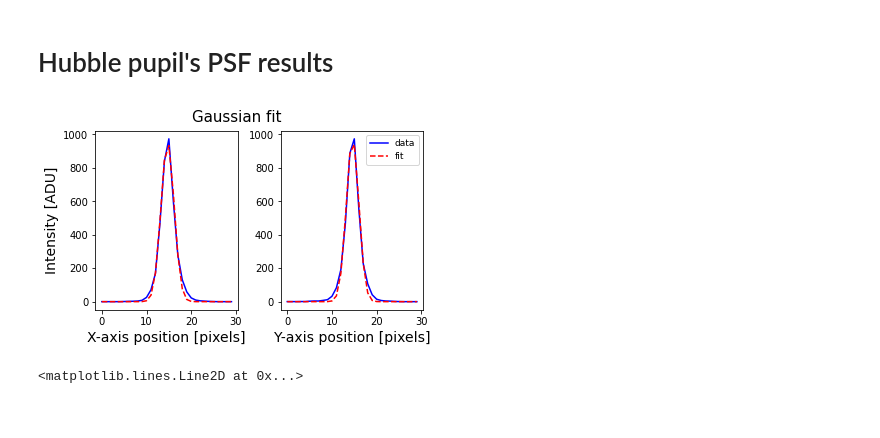
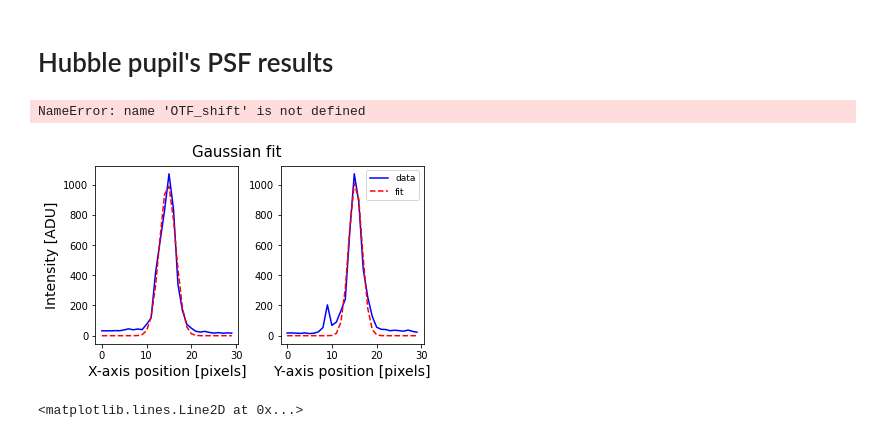
Before and after one commit to Nuelam9/Report1, a Jupyter notebook: src/results_analysis.ipynb, the cells around one changed output. Drawn from its saved outputs; the diff is of its cells as text; code cells hidden in the pictures.

```diff
--- a/src/results_analysis.ipynb
+++ b/src/results_analysis.ipynb
@@ -256,7 +282,7 @@ def star_deconvolution(ID: int, OTF_shift: np.ndarray=OTF_shift) -> np.ndarray:
         np.array: star's ID, initial guess for the fitting parameters,
                   best fit parameters and mse.
     """
-    box = get_star_box(ID)
+    box, *_ = get_star_box(ID)
     bb = box.shape[0] // 2
 
     xc, yc = np.where(PSF==PSF.max())
@@ -271,8 +297,10 @@ def star_deconvolution(ID: int, OTF_shift: np.ndarray=OTF_shift) -> np.ndarray:
     real_obj_F = box_fft_shift / OTF_shift
     real_obj_shift = np.fft.ifft2(real_obj_F)
     real_obj = np.abs(np.fft.ifftshift(real_obj_shift))
-    mse = mean_squared_error(real_obj, box)
-    return np.array([ID, mse])
+    r2 = r_squared(real_obj, box)
+    return np.array([ID, r2])
+# %% [output]
+NameError: name 'OTF_shift' is not defined
 # %%
 from scipy.optimize import curve_fit
 
@@ -311,6 +338,8 @@ def gauss1d_fitting(ID):
     except:
         return np.array([ID] + [np.nan] * 6)
 # %%
+import sys
+sys.path.append('../lib/')
 from utils import latex_settings
 import matplotlib.pyplot as plt
 
@@ -346,13 +375,11 @@ def gauss1d_plot(ID):
 
     fig.suptitle('Gaussian fit', fontsize=15)
 
-    plt.savefig('Gaussian1d_fit_samples.png', dpi=800, transparent=1)
-
-    return x_profile, y_profile, x_expected, y_expected
+    plt.savefig(f'Gaussian1d_fit_samples_{ID}.png', dpi=800, transparent=1)
 # %%
-gauss1d_plot(516284)
+gauss1d_plot(874860)
 # %% [output]
-[figure, old version]
+[figure, new version]
 # %%
 fig, ax = latex_settings()
 
```
Also changed, not shown: parts of 7 cells of this notebook.
